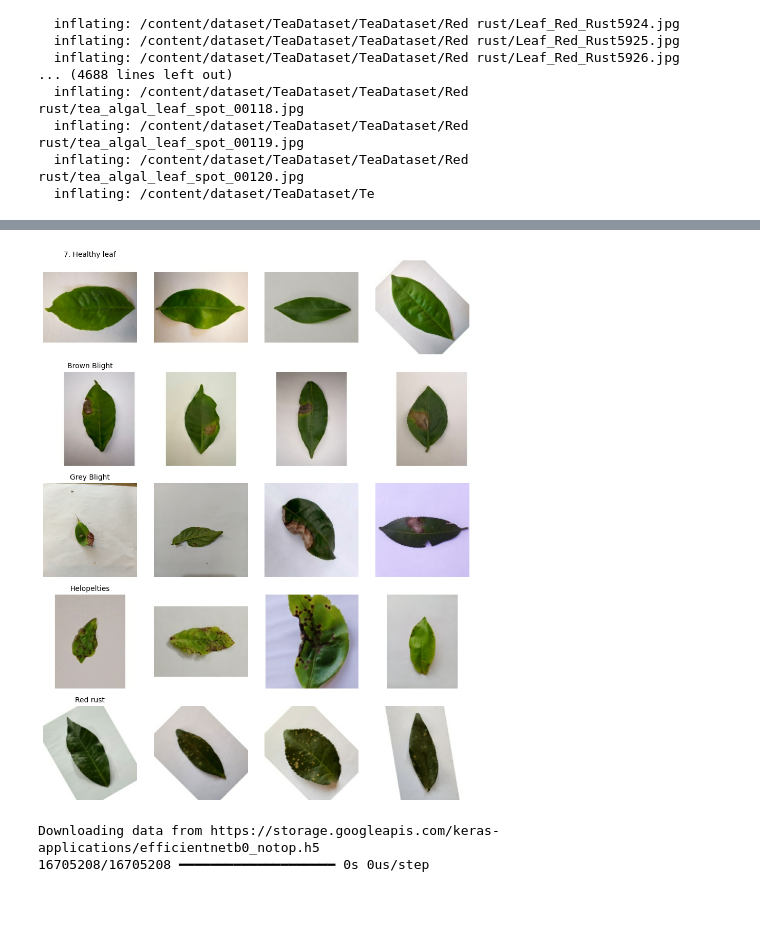
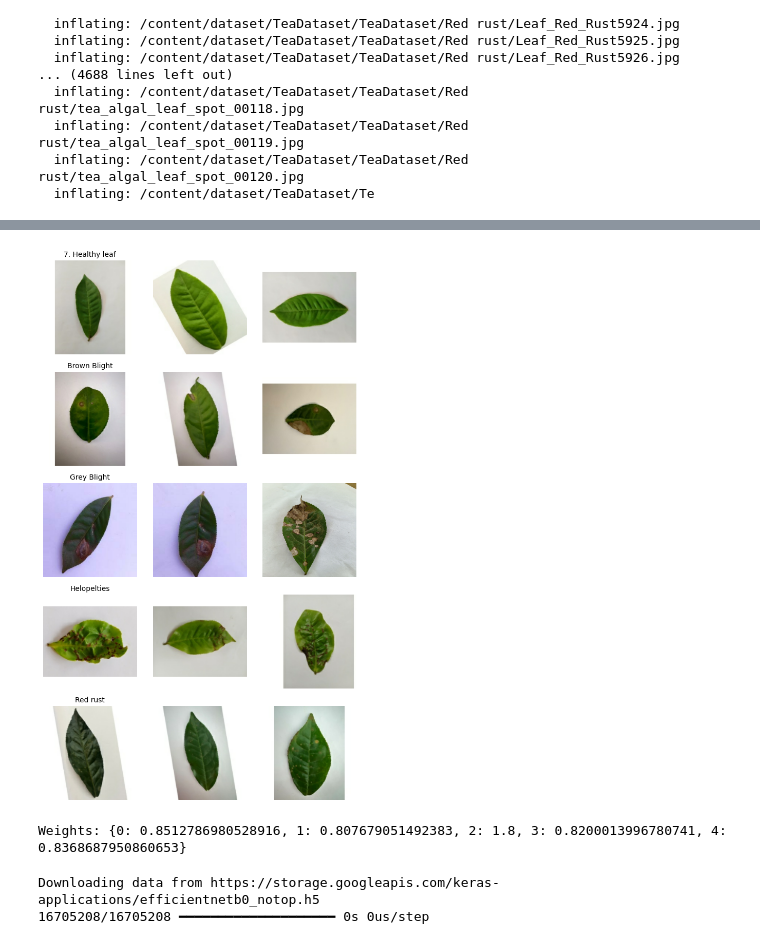
Before and after one commit to Musarrat1/Assembly, a Jupyter notebook: tealeaf.ipynb, the cells around one changed output, grey strips where cells are left out. Cells and saved outputs as stored; diff of their text form; code cells hidden in the pictures; blank space fills up the shorter version.

```diff
--- a/tealeaf.ipynb
+++ b/tealeaf.ipynb
@@ -67,16 +67,3 @@ Streaming output truncated to the last 5000 lines.
   inflating: /content/dataset/TeaDataset/TeaDataset/Red rust/tea_algal_leaf_spot_00119.jpg
   inflating: /content/dataset/TeaDataset/TeaDataset/Red rust/tea_algal_leaf_spot_00120.jpg
   inflating: /content/dataset/TeaDataset/Te
-# %%
-import os
-import glob
-DATA_DIR = "/content/dataset/TeaDataset/TeaDataset"
-class_folders = sorted([d for d in os.listdir(DATA_DIR) if os.path.isdir(os.path.join(DATA_DIR, d))])
-counts = {}
-for c in class_folders:
-    counts[c] = len(glob.glob(os.path.join(DATA_DIR, c, "*.*")))
-
-print("✅ Class counts:")
-for k,v in counts.items():
-    print(f"{k}: {v}")
-print("Total images:", sum(counts.values()))
@@ -155,0 +98,12 @@ print("✅ Clipped weights:", class_weights_clipped)
+# %%
+from sklearn.model_selection import train_test_split
+
+train_df, val_df = train_test_split(
+    df,
+    test_size=0.2,
+    stratify=df["label"],
+    random_state=123
+)
+
+print("Train:\n", train_df["label"].value_counts())
+print("\nVal:\n", val_df["label"].value_counts())
@@ -156,32 +178,46 @@ print("✅ Clipped weights:", class_weights_clipped)
 # %%
 import matplotlib.pyplot as plt
-import numpy as np
 
-N_PER_CLASS = 4  # increase to 5 if you want
+N_PER_CLASS = 3
 samples = {i: [] for i in range(num_classes)}
 
-for images, labels in train_ds:
-    y = np.argmax(labels.numpy(), axis=1)
+for images, labels_batch in train_ds:
+    y = np.argmax(labels_batch.numpy(), axis=1)
     for i, cls in enumerate(y):
         if len(samples[cls]) < N_PER_CLASS:
             samples[cls].append(images[i].numpy().astype("uint8"))
     if all(len(samples[k]) >= N_PER_CLASS for k in samples):
         break
 
-rows = num_classes
-cols = N_PER_CLASS
-plt.figure(figsize=(cols*2.2, rows*2.2))
+plt.figure(figsize=(N_PER_CLASS*2.2, num_classes*2.2))
 idx = 1
-for r in range(rows):
-    for c in range(cols):
-        plt.subplot(rows, cols, idx)
+for r in range(num_classes):
+    for c in range(N_PER_CLASS):
+        plt.subplot(num_classes, N_PER_CLASS, idx)
         plt.imshow(samples[r][c])
         plt.axis("off")
         if c == 0:
             plt.title(class_names[r], fontsize=10)
         idx += 1
 plt.tight_layout()
 plt.show()
 # %% [output]
-[figure, old version]
+[figure, new version]
+# %%
+import glob, os
+
+counts = {}
+for c in class_names:
+    counts[c] = len(glob.glob(os.path.join(DATA_DIR, c, "*.*")))
+total = sum(counts.values())
+K = len(class_names)
+
+class_weights = {i: total/(K*counts[class_names[i]]) for i in range(K)}
+class_weights_clipped = {k: float(min(v, 1.8)) for k, v in class_weights.items()}
+
+print("Weights:", class_weights_clipped)
+
+USE_CLASS_WEIGHT = True  # set False if unstable
+# %% [output]
+Weights: {0: 0.8512786980528916, 1: 0.807679051492383, 2: 1.8, 3: 0.8200013996780741, 4: 0.8368687950860653}
 # %%
```
Also changed, not shown: parts of 16 cells of this notebook.
